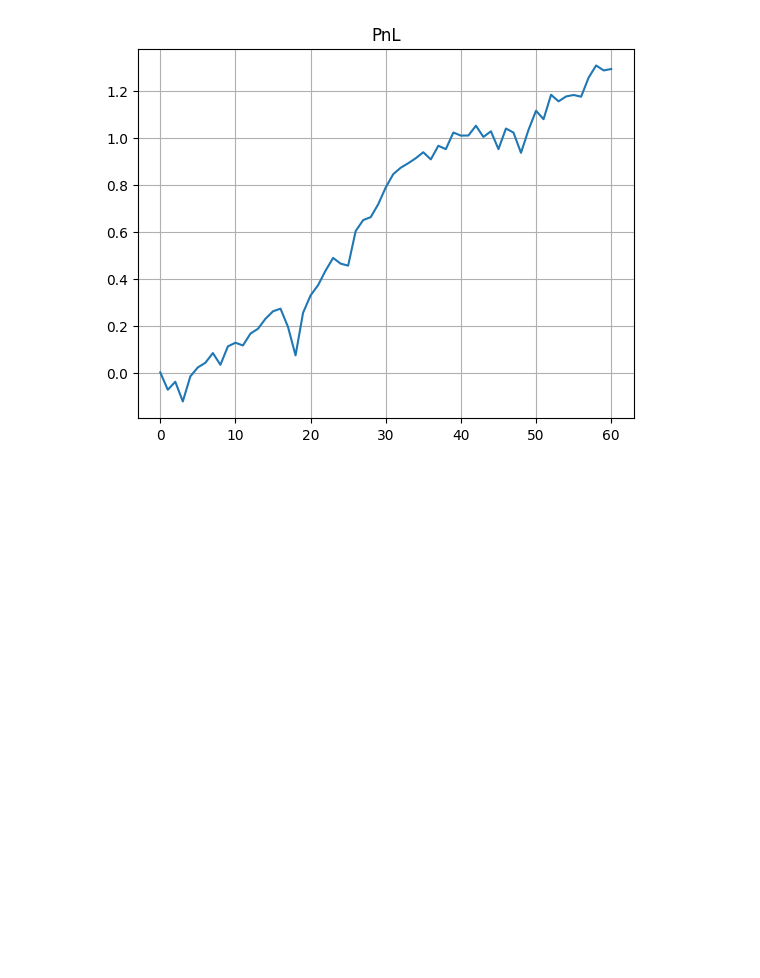
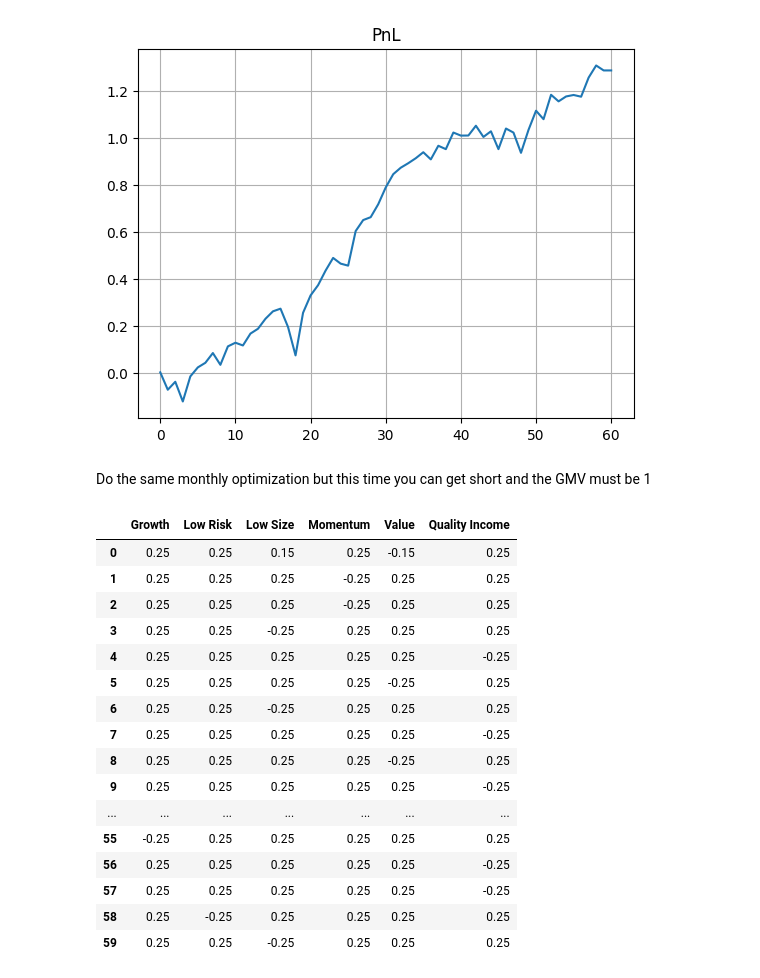
Before and after one commit to theomdvn/AlgoTrading, a Jupyter notebook: PCA.ipynb, the cells around one changed output. Cells and saved outputs as stored; diff of their text form; code cells hidden in the pictures; blank space fills up the shorter version.

Commit message:
GMV optimization

```diff
--- a/PCA.ipynb
+++ b/PCA.ipynb
@@ -511,3 +523,5 @@ plt.title('PnL')
 plt.grid(True)
 # %% [output]
 [figure]
+# %% [markdown]
+Do the same monthly optimization but this time you can get short and the GMV must be 1
@@ -513,0 +561,20 @@ plt.grid(True)
+# %%
+df_portfolio_GMV_weights
+# %% [output]
+|  | Growth | Low Risk | Low Size | Momentum | Value | Quality Income |
+| 0 | 0.25 | 0.25 | 0.15 | 0.25 | -0.15 | 0.25 |
+| 1 | 0.25 | 0.25 | 0.25 | -0.25 | 0.25 | 0.25 |
+| 2 | 0.25 | 0.25 | 0.25 | -0.25 | 0.25 | 0.25 |
+| 3 | 0.25 | 0.25 | -0.25 | 0.25 | 0.25 | 0.25 |
+| 4 | 0.25 | 0.25 | 0.25 | 0.25 | 0.25 | -0.25 |
+| 5 | 0.25 | 0.25 | 0.25 | 0.25 | -0.25 | 0.25 |
+| 6 | 0.25 | 0.25 | -0.25 | 0.25 | 0.25 | 0.25 |
+| 7 | 0.25 | 0.25 | 0.25 | 0.25 | 0.25 | -0.25 |
+| 8 | 0.25 | 0.25 | 0.25 | 0.25 | -0.25 | 0.25 |
+| 9 | 0.25 | 0.25 | 0.25 | 0.25 | 0.25 | -0.25 |
+| ... | ... | ... | ... | ... | ... | ... |
+| 55 | -0.25 | 0.25 | 0.25 | 0.25 | 0.25 | 0.25 |
+| 56 | 0.25 | 0.25 | 0.25 | 0.25 | 0.25 | -0.25 |
+| 57 | 0.25 | 0.25 | 0.25 | 0.25 | 0.25 | -0.25 |
+| 58 | 0.25 | -0.25 | 0.25 | 0.25 | 0.25 | 0.25 |
+| 59 | 0.25 | 0.25 | -0.25 | 0.25 | 0.25 | 0.25 |
```
Also changed, not shown: parts of 16 cells of this notebook.
